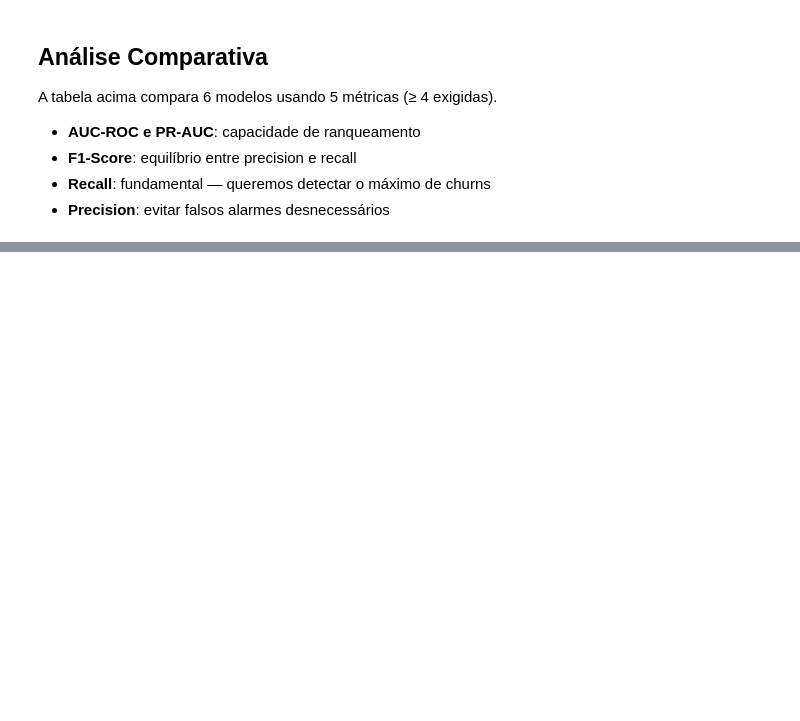
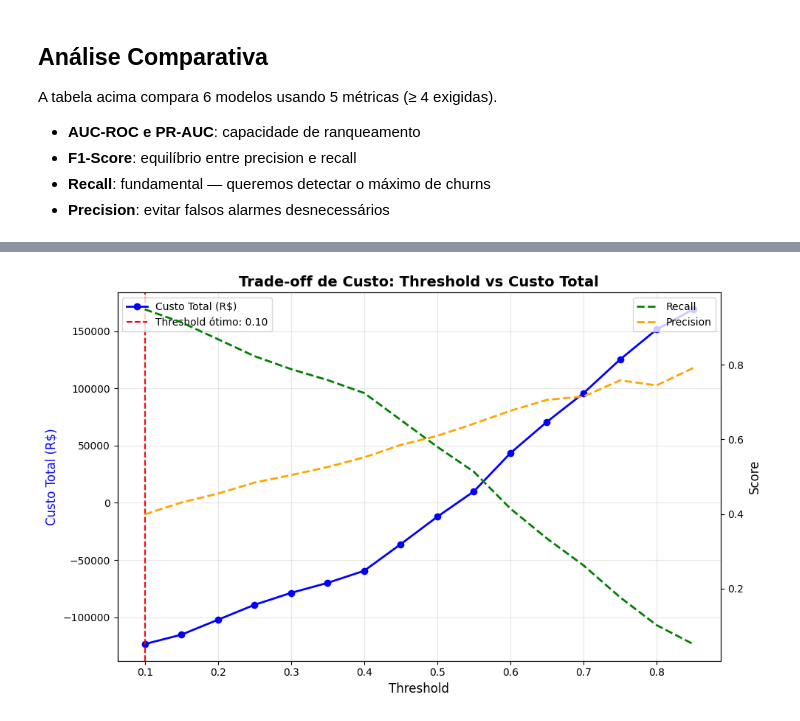
Before and after one commit to GuiCass/Tech-Challenge-Fase1, a Jupyter notebook: notebooks/mlp_pytorch.ipynb, the cells around one changed output, grey strips where cells are left out. Cells and saved outputs as stored; diff of their text form; code cells hidden in the pictures; blank space fills up the shorter version.

Commit message:
Adicição de análise de compensação de custos (FP vs FN) com limite ideal

```diff
--- a/notebooks/mlp_pytorch.ipynb
+++ b/notebooks/mlp_pytorch.ipynb
@@ -407,0 +465,26 @@ A tabela acima compara 6 modelos usando 5 métricas (≥ 4 exigidas).
+# %%
+# --- Gráfico de custo por threshold ---
+fig, ax1 = plt.subplots(figsize=(10, 6))
+
+ax1.plot(costs_df['threshold'], costs_df['custo_total'],
+         'b-o', linewidth=2, label='Custo Total (R$)')
+ax1.axvline(x=best_threshold, color='red', linestyle='--',
+            label=f'Threshold ótimo: {best_threshold:.2f}')
+ax1.set_xlabel('Threshold', fontsize=12)
+ax1.set_ylabel('Custo Total (R$)', fontsize=12, color='blue')
+ax1.legend(loc='upper left')
+ax1.grid(alpha=0.3)
+
+ax2 = ax1.twinx()
+ax2.plot(costs_df['threshold'], costs_df['recall'],
+         'g--', linewidth=2, label='Recall')
+ax2.plot(costs_df['threshold'], costs_df['precision'],
+         'orange', linestyle='--', linewidth=2, label='Precision')
+ax2.set_ylabel('Score', fontsize=12)
+ax2.legend(loc='upper right')
+
+plt.title('Trade-off de Custo: Threshold vs Custo Total', fontsize=14, fontweight='bold')
+plt.tight_layout()
+plt.show()
+# %% [output]
+[figure, added]
```
Also changed, not shown: parts of 12 cells of this notebook.
